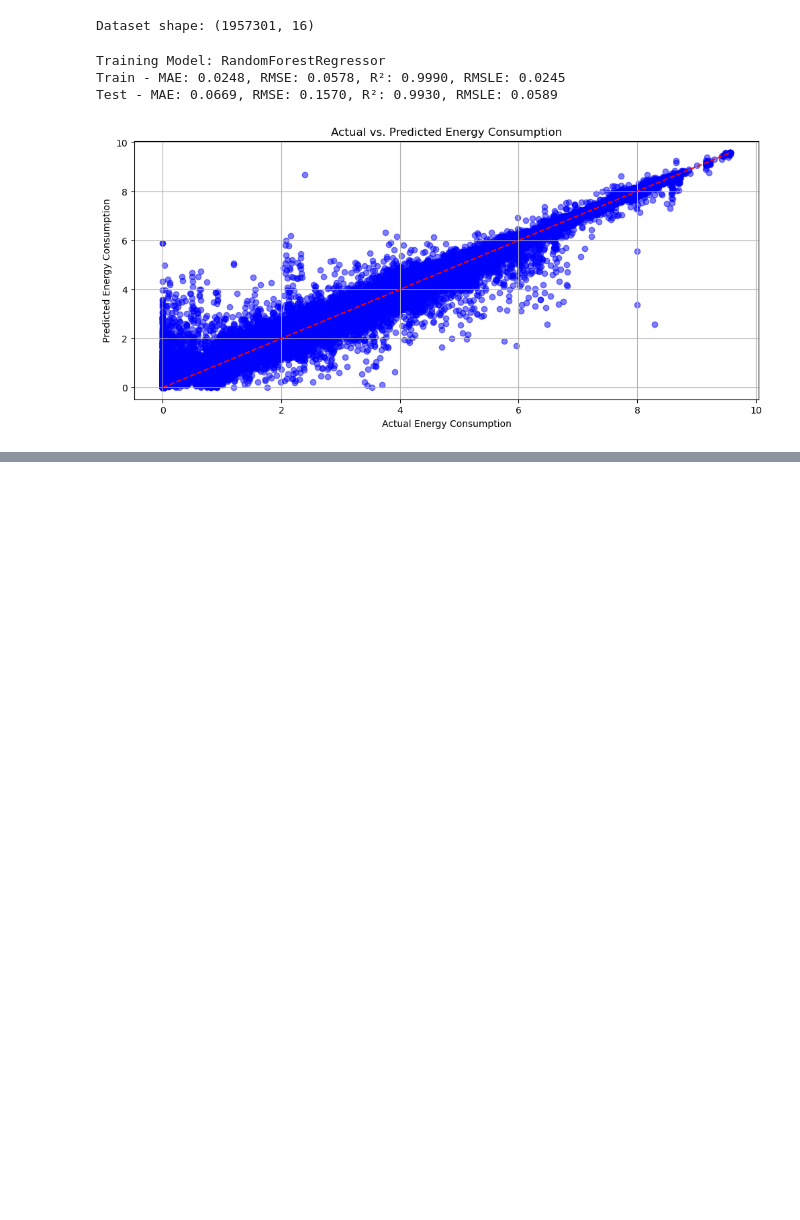
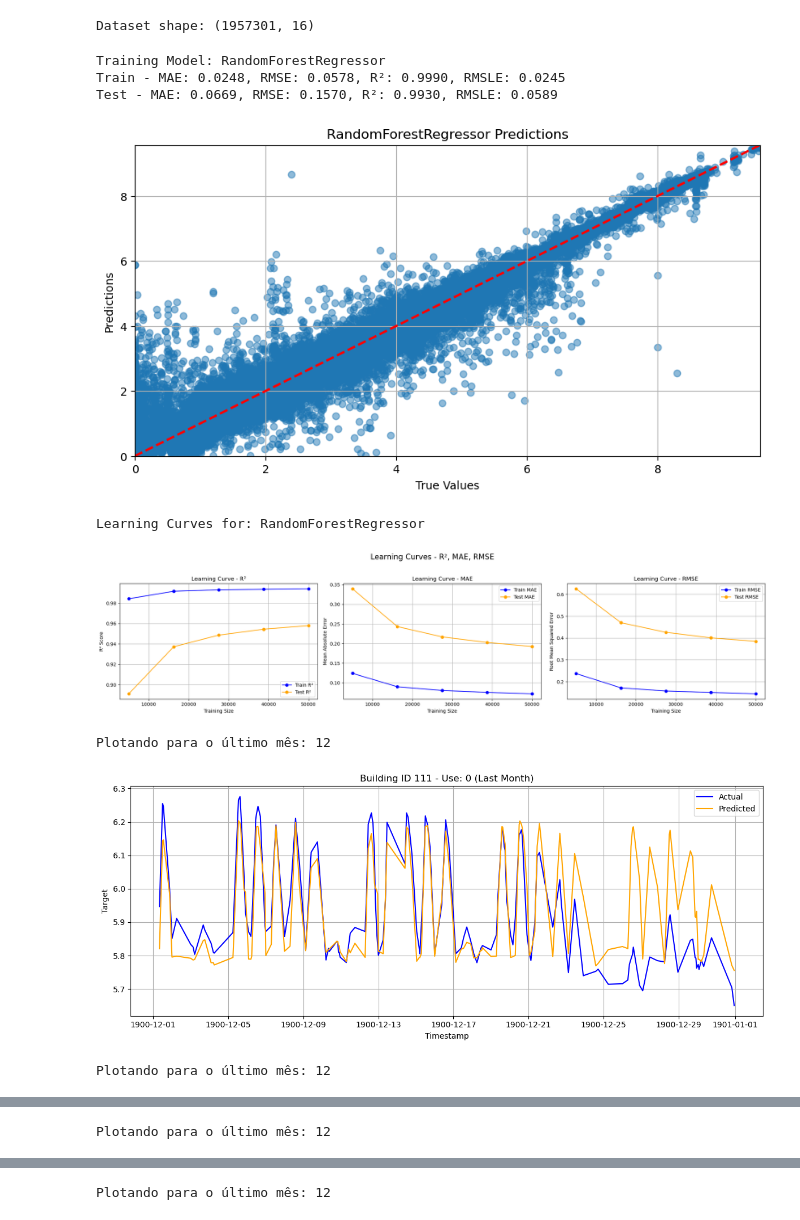
Before and after one commit to cristiano-nicolau/energy_consumption_prediction, a Jupyter notebook: RF/random_forest.ipynb, the cells around one changed output, grey strips where cells are left out. Saved outputs shown, nothing was run; the diff lists cells and outputs as text; code cells hidden in the pictures; blank space fills up the shorter version.

Commit message:
Implement F fold Cross Validation in Random Forest and improve the model

```diff
--- a/RF/random_forest.ipynb
+++ b/RF/random_forest.ipynb
@@ -76,11 +227,20 @@ y = df['target']
 X = df.drop(columns=['target'])
 
 X_train, X_test, y_train, y_test = train_test_split(X, y, test_size=0.2, random_state=42)
+
+df_test = df.loc[X_test.index]
 # %%
 base_model = RandomForestRegressor(random_state=42)
-train(base_model, X_train, X_test, y_train, y_test)
+md = train(base_model, X_train, X_test, y_train, y_test)
+
+plot_building_predictions(md, X_test, y_test, df_test, building_ids=[111, 130, 608, 742])
 # %% [output]
 Training Model: RandomForestRegressor
 Train - MAE: 0.0248, RMSE: 0.0578, R²: 0.9990, RMSLE: 0.0245
 Test - MAE: 0.0669, RMSE: 0.1570, R²: 0.9930, RMSLE: 0.0589
-[figure, old version]
+[figure, new version]
+Learning Curves for: RandomForestRegressor
+[figure, added]
+Plotando para o último mês: 12
+[figure, added]
+Plotando para o último mês: 12
@@ -86,0 +248 @@ Test - MAE: 0.0669, RMSE: 0.1570, R²: 0.9930, RMSLE: 0.0589
+Plotando para o último mês: 12
@@ -86,0 +250 @@ Test - MAE: 0.0669, RMSE: 0.1570, R²: 0.9930, RMSLE: 0.0589
+Plotando para o último mês: 12
```
Also changed, not shown: parts of 7 cells of this notebook.
